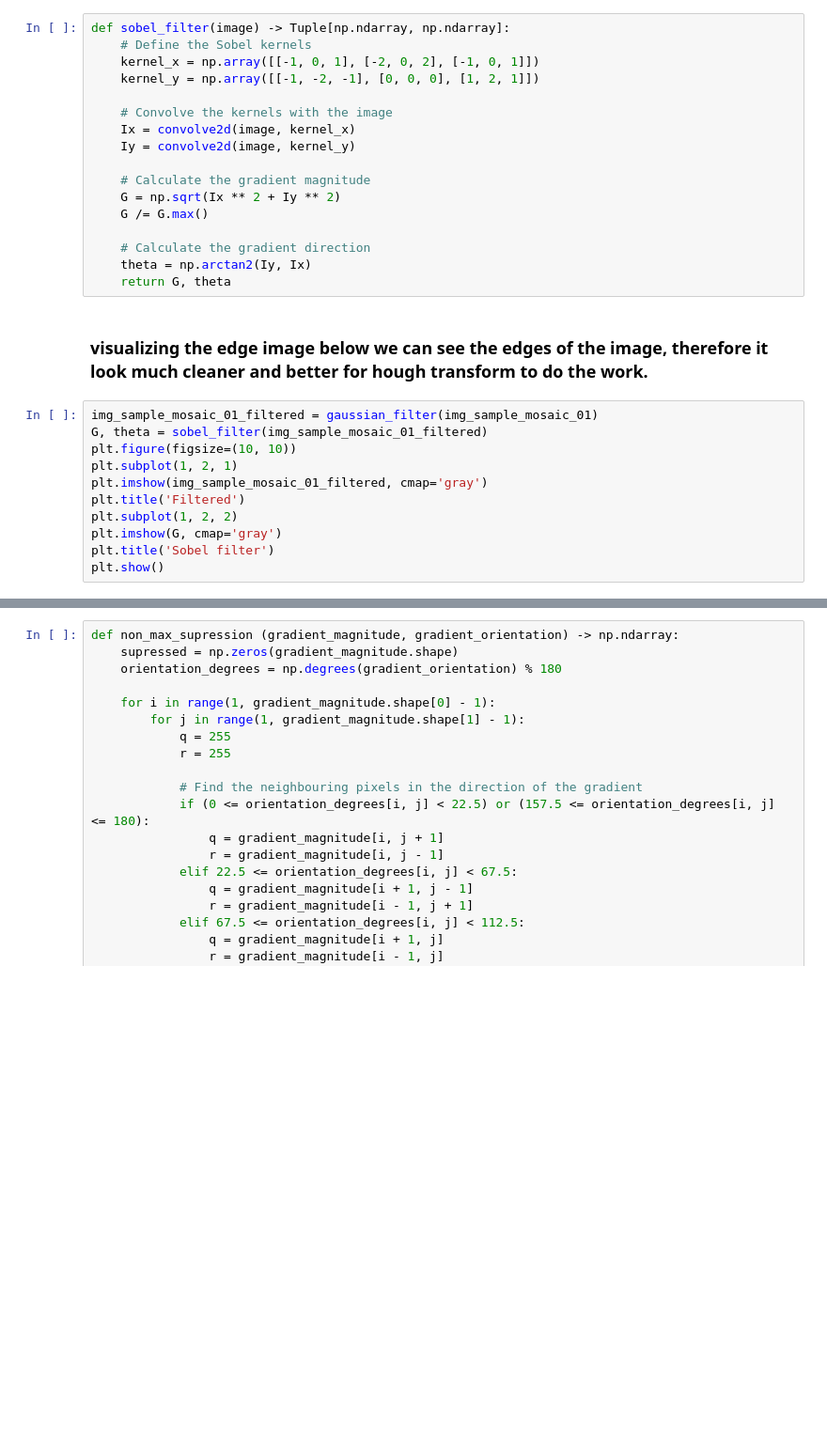
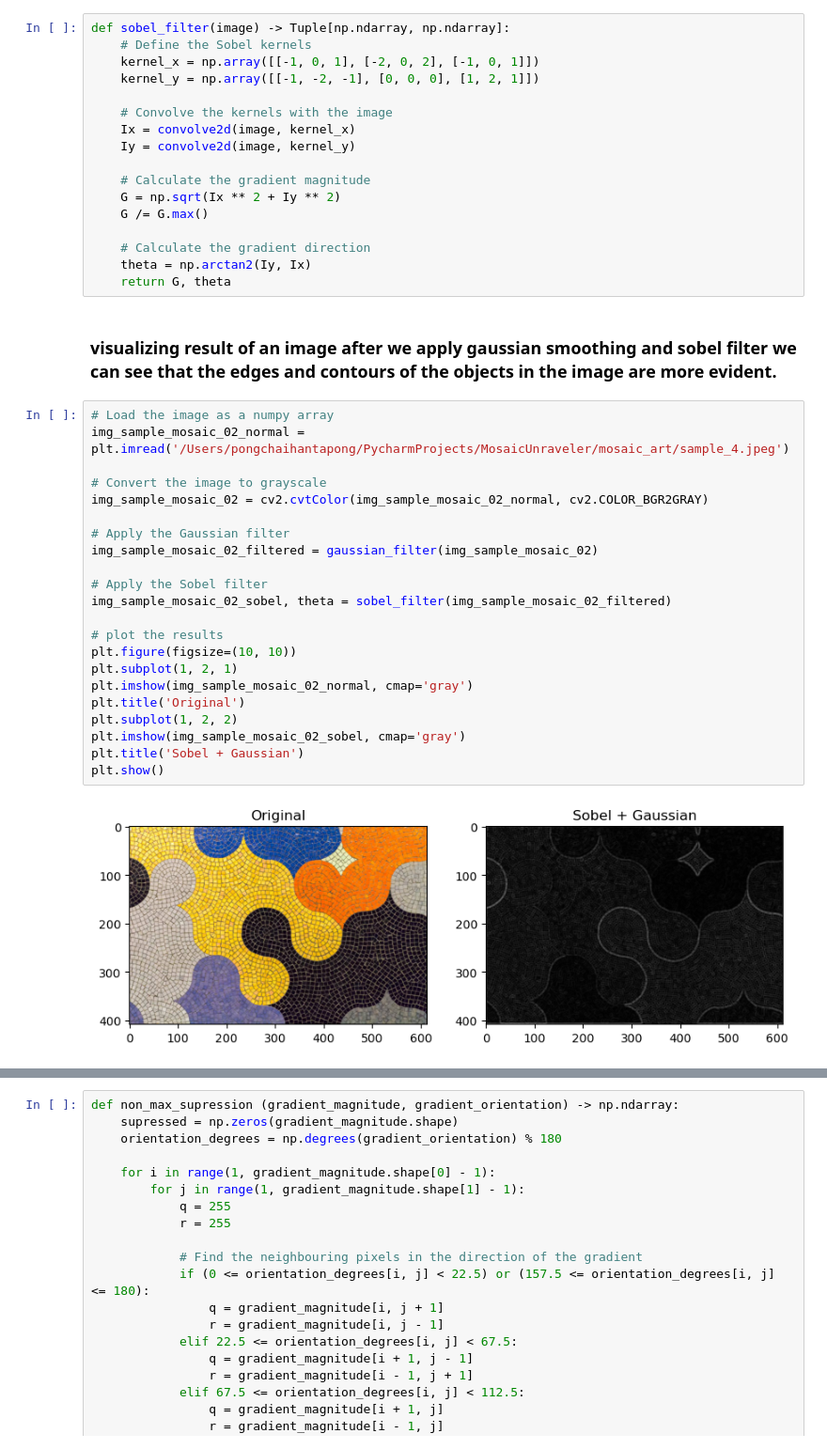
Before and after one commit to pongchai/MosaicUnraveler, a Jupyter notebook: mosaicResearch.ipynb, the cells around one changed output, grey strips where cells are left out. Shown at 94% size. Cells and saved outputs as stored; diff of their text form; blank space fills up the shorter version.

```diff
--- a/mosaicResearch.ipynb
+++ b/mosaicResearch.ipynb
@@ -152,19 +146,32 @@ def sobel_filter(image) -> Tuple[np.ndarray, np.ndarray]:
     # Calculate the gradient direction
     theta = np.arctan2(Iy, Ix)
     return G, theta
-# %% [markdown]
-### visualizing the edge image below we can see the edges of the image, therefore it look much cleaner and better for hough transform to do the work.
+# %% [markdown]
+### visualizing result of an image after we apply gaussian smoothing and sobel filter we can see that the edges and contours of the objects in the image are more evident.
 # %%
-img_sample_mosaic_01_filtered = gaussian_filter(img_sample_mosaic_01)
-G, theta = sobel_filter(img_sample_mosaic_01_filtered)
+# Load the image as a numpy array
+img_sample_mosaic_02_normal = plt.imread('/Users/pongchaihantapong/PycharmProjects/MosaicUnraveler/mosaic_art/sample_4.jpeg')
+
+# Convert the image to grayscale
+img_sample_mosaic_02 = cv2.cvtColor(img_sample_mosaic_02_normal, cv2.COLOR_BGR2GRAY)
+
+# Apply the Gaussian filter
+img_sample_mosaic_02_filtered = gaussian_filter(img_sample_mosaic_02)
+
+# Apply the Sobel filter
+img_sample_mosaic_02_sobel, theta = sobel_filter(img_sample_mosaic_02_filtered)
+
+# plot the results
 plt.figure(figsize=(10, 10))
 plt.subplot(1, 2, 1)
-plt.imshow(img_sample_mosaic_01_filtered, cmap='gray')
-plt.title('Filtered')
+plt.imshow(img_sample_mosaic_02_normal, cmap='gray')
+plt.title('Original')
 plt.subplot(1, 2, 2)
-plt.imshow(G, cmap='gray')
-plt.title('Sobel filter')
+plt.imshow(img_sample_mosaic_02_sobel, cmap='gray')
+plt.title('Sobel + Gaussian')
 plt.show()
+# %% [output]
+[figure, added]
 # %% [markdown]
 #### Non max supression
 
```
Also changed, not shown: parts of 20 cells of this notebook, 5 other files.
